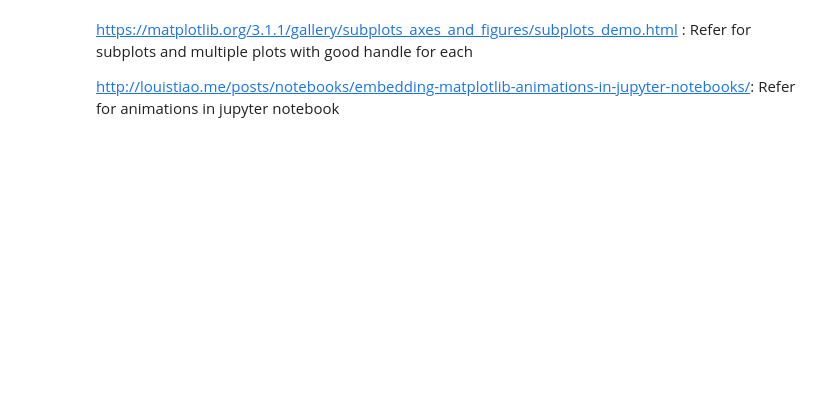
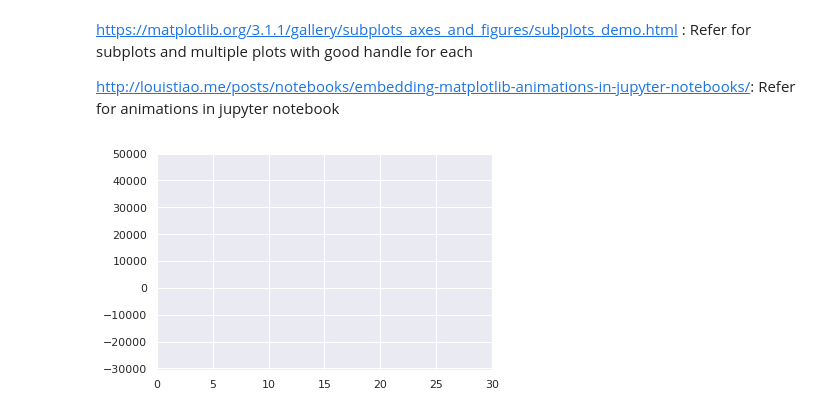
Before and after one commit to championballer/one-fourth-labs-deep-learning, a Jupyter notebook: Lecture 7 - MCP and Perceptron Code/0922_MPNeuronAndPerceptron.ipynb, the cells around one changed output. Drawn from its saved outputs; the diff is of its cells as text; code cells hidden in the pictures; blank space fills up the shorter version.

```diff
--- a/Lecture 7 - MCP and Perceptron Code/0922_MPNeuronAndPerceptron.ipynb
+++ b/Lecture 7 - MCP and Perceptron Code/0922_MPNeuronAndPerceptron.ipynb
@@ -486,11 +490,13 @@ from IPython.display import HTML
 # %%
 # First set up the figure, the axis, and the plot element we want to animate
 fig, ax = plt.subplots()
 
 ax.set_xlim(( 0, wt_matrix.shape[1]))
-ax.set_ylim((-1500, 2500))
+ax.set_ylim((np.amin(wt_matrix), np.amax(wt_matrix)))
 
 line, = ax.plot([], [], lw=2)
+# %% [output]
+[figure, added]
 # %%
 # animation function. This is called sequentially
 def animate(i):
```
Also changed, not shown: parts of 17 cells of this notebook, 5 other files.
